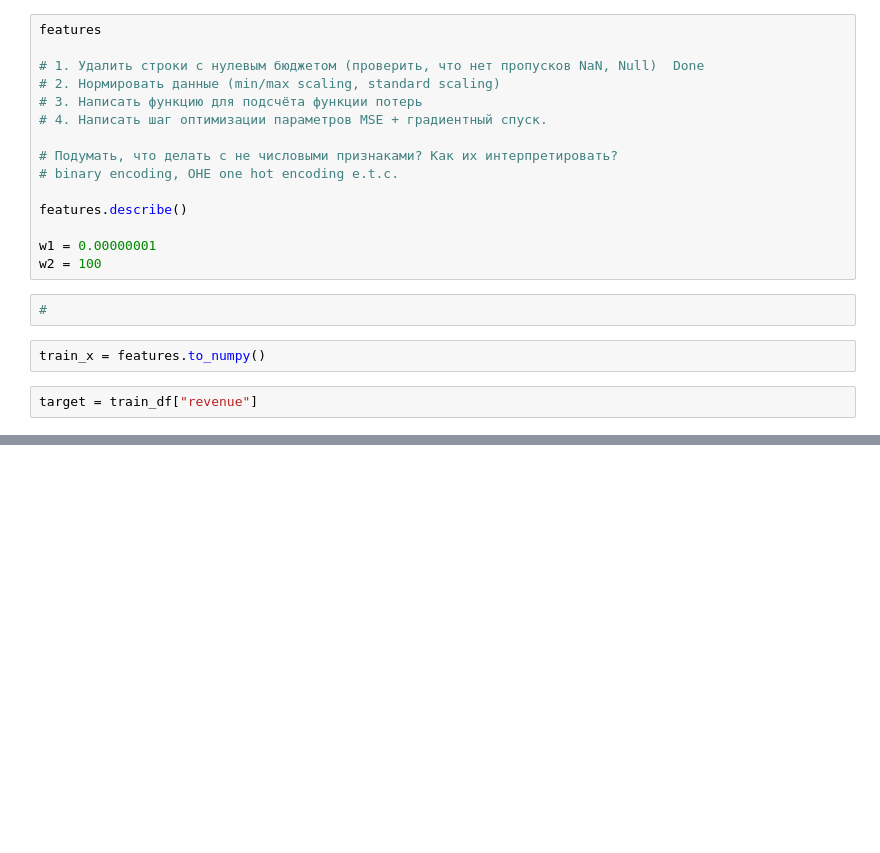
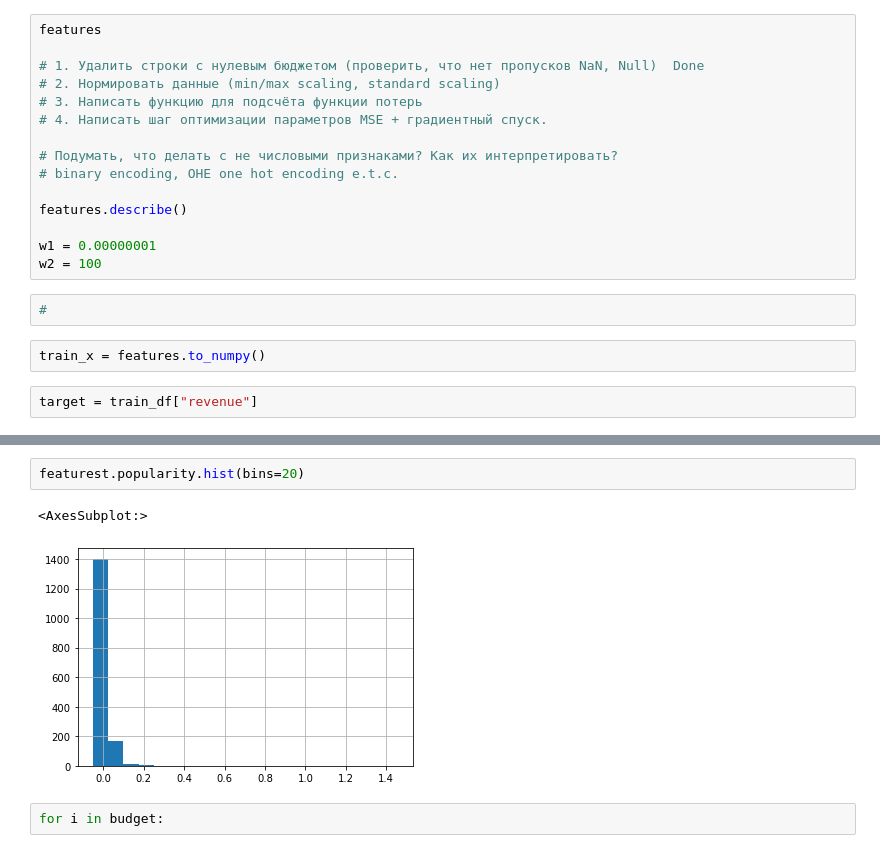
Before and after one commit to KaLiNkA-code/AI_PROJECT, a Jupyter notebook: notebooks/dev.ipynb, the cells around one changed output, grey strips where cells are left out. Cells and saved outputs as stored; diff of their text form; blank space fills up the shorter version.

```diff
--- a/notebooks/dev.ipynb
+++ b/notebooks/dev.ipynb
@@ -208,0 +377,7 @@ plt.show()
+# %%
+featurest.popularity.hist(bins=20)
+# %% [output]
+<AxesSubplot:>
+[figure, added]
+# %%
+for i in budget:
```
Also changed, not shown: parts of 30 cells of this notebook.
